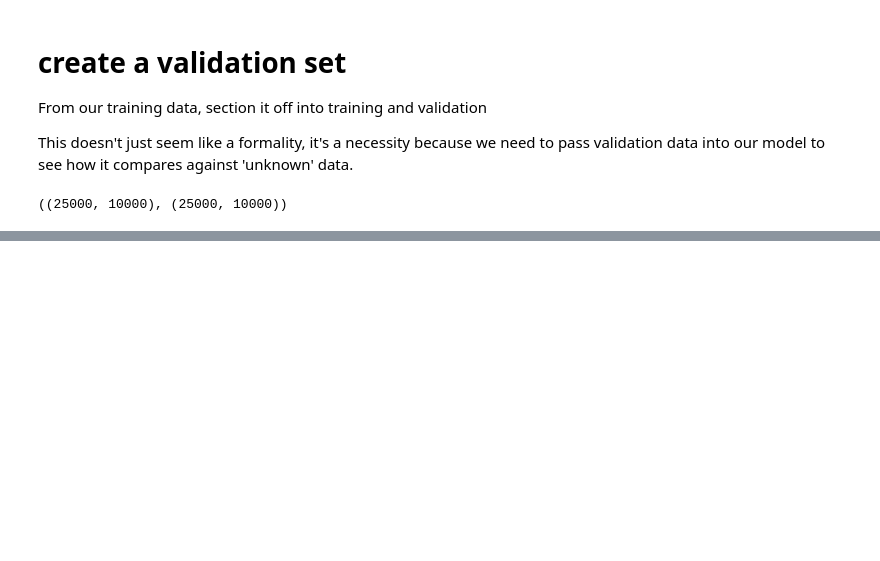
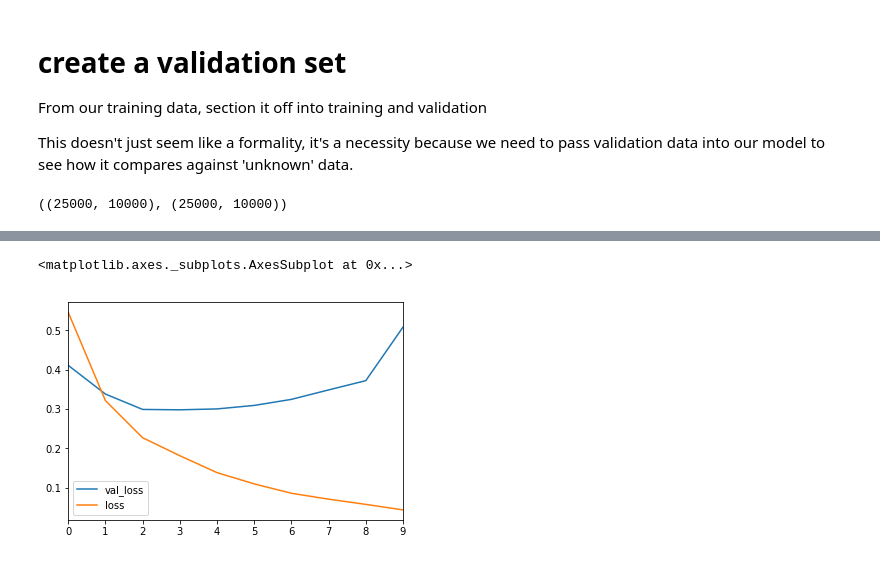
Before and after one commit to jasonwirth/neural_networks, a Jupyter notebook: keras_imbd.ipynb, the cells around one changed output, grey strips where cells are left out. Cells and saved outputs as stored; diff of their text form; code cells hidden in the pictures; blank space fills up the shorter version.

```diff
--- a/keras_imbd.ipynb
+++ b/keras_imbd.ipynb
@@ -312,0 +350,5 @@ history.history
+# %%
+df[['val_loss','loss']].plot()
+# %% [output]
+<matplotlib.axes._subplots.AxesSubplot at 0x...>
+[figure, added]
```
Also changed, not shown: parts of 4 cells of this notebook, 2 other files.
